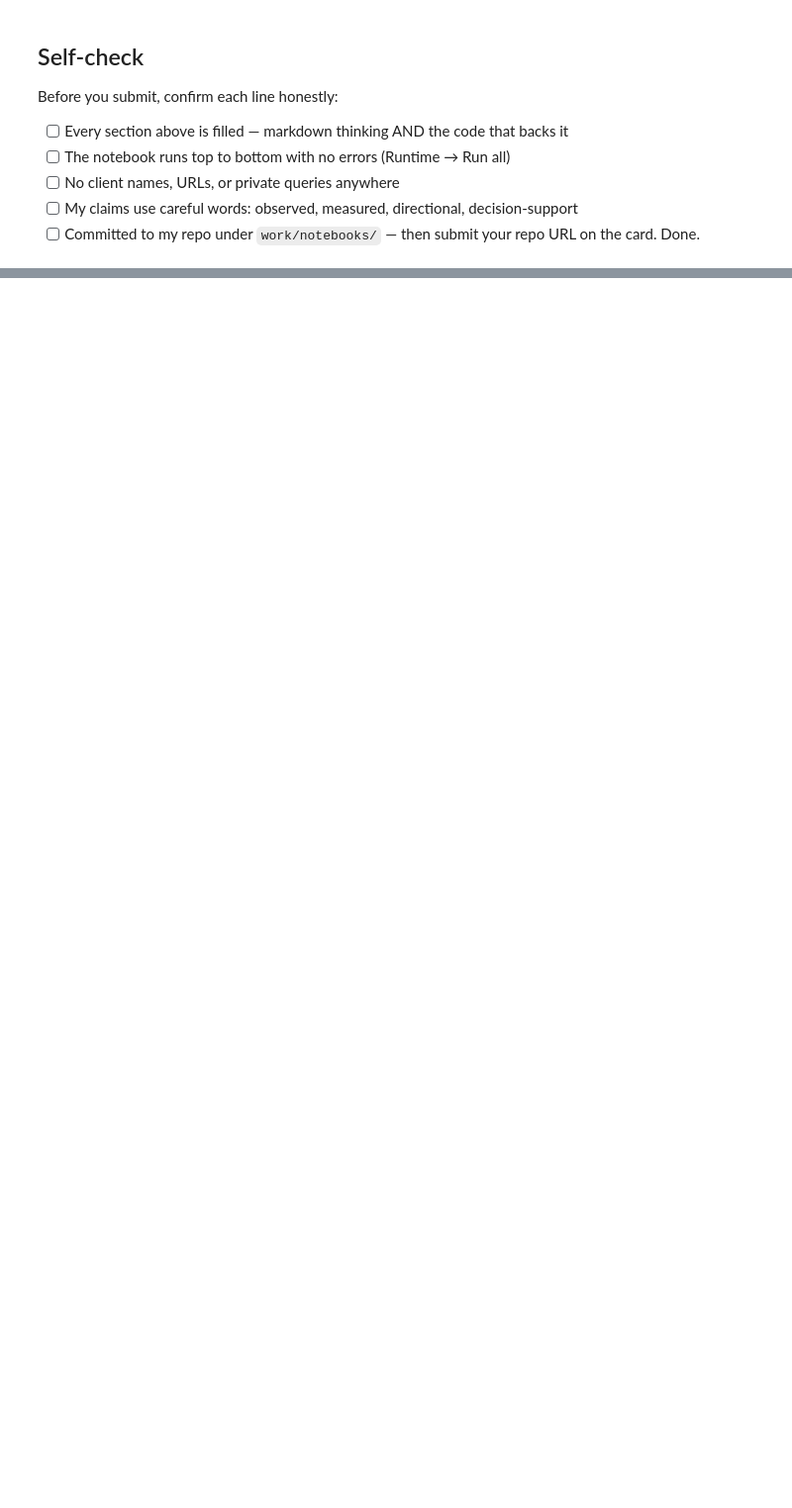
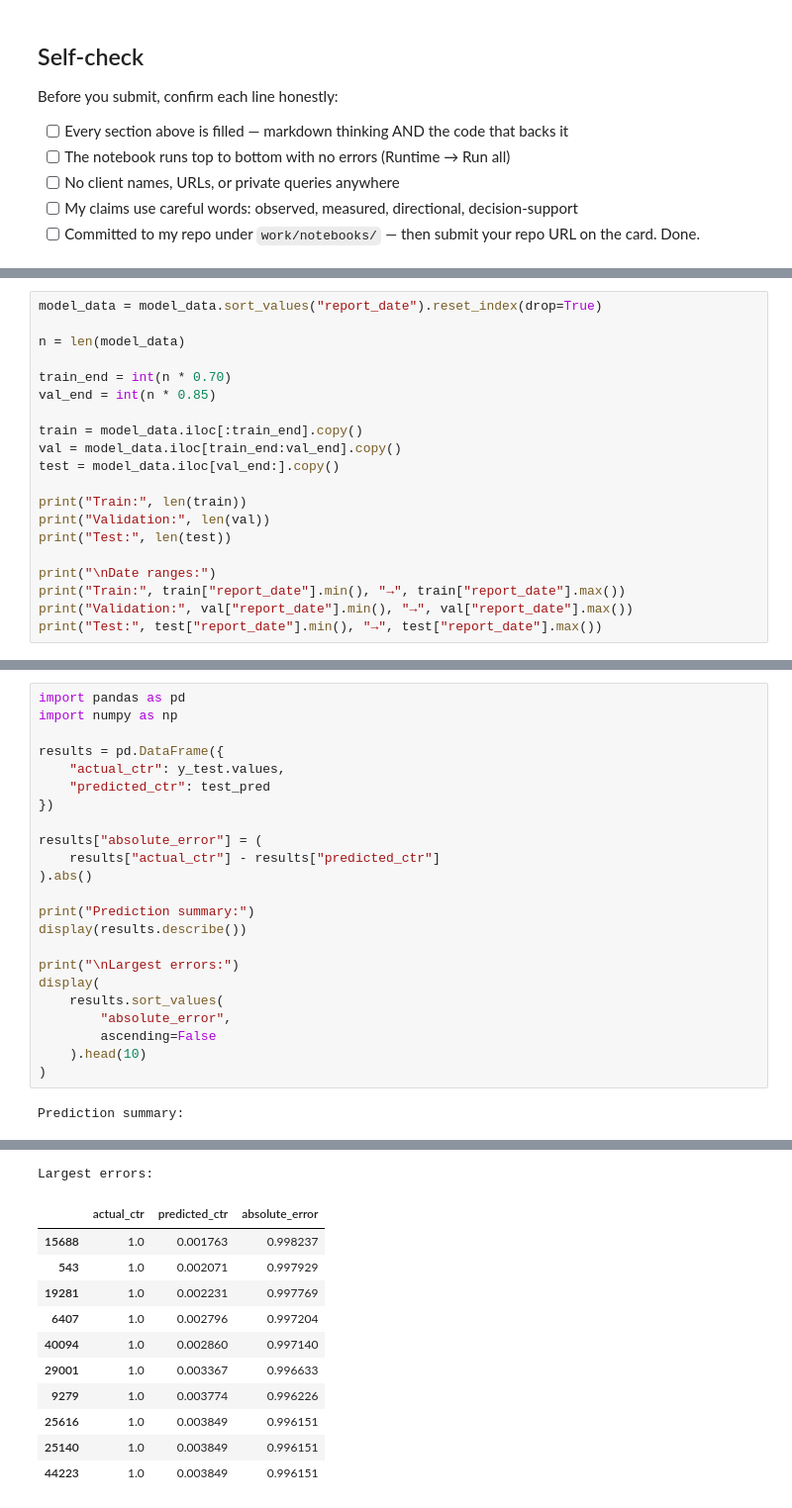
Before and after one commit to abubakarshahid439/ABUBAKAR.flyrank-ml-internship, a Jupyter notebook: work/notebooks/w03_data_contract.ipynb, the cells around one changed output, grey strips where cells are left out. Shown at 99% size. Drawn from its saved outputs; the diff is of its cells as text; blank space fills up the shorter version.

```diff
--- a/work/notebooks/w03_data_contract.ipynb
+++ b/work/notebooks/w03_data_contract.ipynb
@@ -132,0 +695,20 @@ Before you submit, confirm each line honestly:
+# %%
+model_data = model_data.sort_values("report_date").reset_index(drop=True)
+
+n = len(model_data)
+
+train_end = int(n * 0.70)
+val_end = int(n * 0.85)
+
+train = model_data.iloc[:train_end].copy()
+val = model_data.iloc[train_end:val_end].copy()
+test = model_data.iloc[val_end:].copy()
+
+print("Train:", len(train))
+print("Validation:", len(val))
+print("Test:", len(test))
+
+print("\nDate ranges:")
+print("Train:", train["report_date"].min(), "→", train["report_date"].max())
+print("Validation:", val["report_date"].min(), "→", val["report_date"].max())
+print("Test:", test["report_date"].min(), "→", test["report_date"].max())
@@ -132,0 +903,25 @@ Before you submit, confirm each line honestly:
+# %%
+import pandas as pd
+import numpy as np
+
+results = pd.DataFrame({
+    "actual_ctr": y_test.values,
+    "predicted_ctr": test_pred
+})
+
+results["absolute_error"] = (
+    results["actual_ctr"] - results["predicted_ctr"]
+).abs()
+
+print("Prediction summary:")
+display(results.describe())
+
+print("\nLargest errors:")
+display(
+    results.sort_values(
+        "absolute_error",
+        ascending=False
+    ).head(10)
+)
+# %% [output]
+Prediction summary:
@@ -132,0 +937,12 @@ Before you submit, confirm each line honestly:
+Largest errors:
+|  | actual_ctr | predicted_ctr | absolute_error |
+| 15688 | 1.0 | 0.001763 | 0.998237 |
+| 543 | 1.0 | 0.002071 | 0.997929 |
+| 19281 | 1.0 | 0.002231 | 0.997769 |
+| 6407 | 1.0 | 0.002796 | 0.997204 |
+| 40094 | 1.0 | 0.002860 | 0.997140 |
+| 29001 | 1.0 | 0.003367 | 0.996633 |
+| 9279 | 1.0 | 0.003774 | 0.996226 |
+| 25616 | 1.0 | 0.003849 | 0.996151 |
+| 25140 | 1.0 | 0.003849 | 0.996151 |
+| 44223 | 1.0 | 0.003849 | 0.996151 |
```
Also changed, not shown: parts of 41 cells of this notebook.
